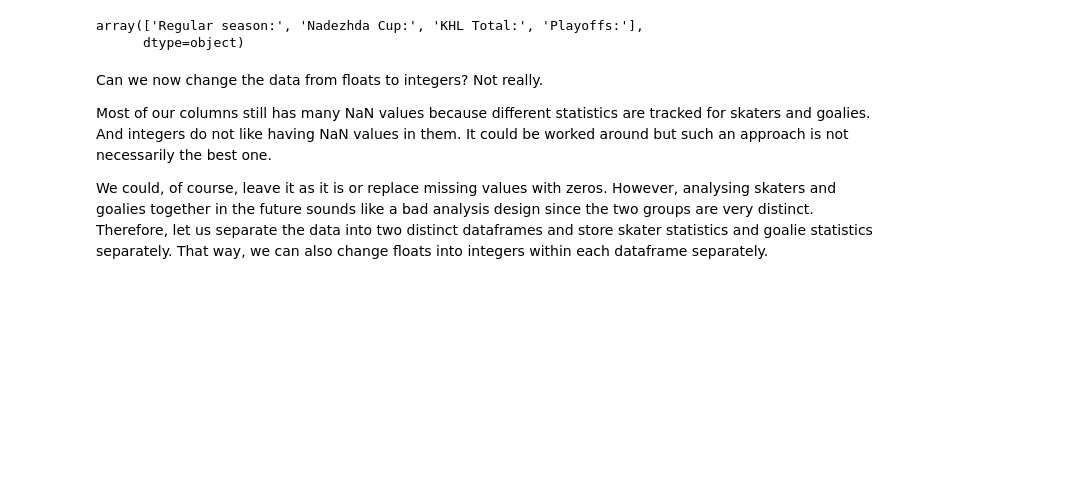
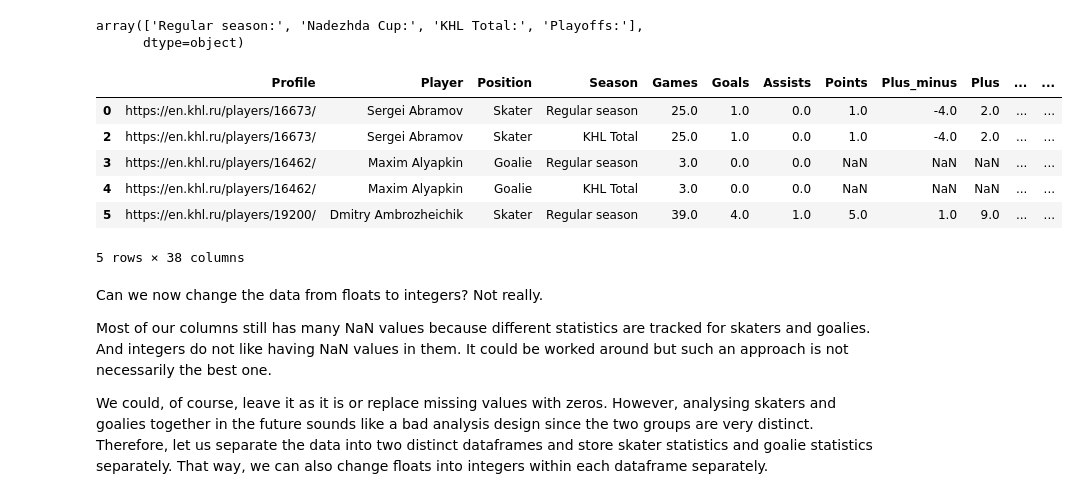
Before and after one commit to Dark-Hobbit/khl, a Jupyter notebook: stage_2/players_processing_career.ipynb, the cells around one changed output. Cells and saved outputs as stored; diff of their text form; code cells hidden in the pictures; blank space fills up the shorter version.

```diff
--- a/stage_2/players_processing_career.ipynb
+++ b/stage_2/players_processing_career.ipynb
@@ -90,8 +84,8 @@ memory usage: 640.0+ bytes
 Most of the data is missing, and not because it is supposed to be a zero. After all, icetime cannot be zero. Therefore, we need to drop this player from our data.
 # %%
 # Once again, we are using the profile link as primary key due to a possibility of matching names.
-players_career = raw_players_career[raw_players_career['URL'] != 'https://en.khl.ru/players/29144/']
+players_career = raw_players_career[raw_players_career['URL'] != 'https://en.khl.ru/players/29144/'].copy()
 # %% [markdown]
 Now we can create a new column indicating whether a player is a skater or a goalie. Let us use the icetime for the separation, since the icetime per game is only tracked for goalies and skaters are supposed to have it as null.
 # %%
-players_career['Role'] = np.where(players_career['TOI'].isnull(), 'Skater', 'Goalie')
+players_career['Position'] = np.where(players_career['TOI'].isnull(), 'Skater', 'Goalie')
@@ -114,26 +102,35 @@ array(['Regular season:', 'Nadezhda Cup:', 'KHL Total:', 'Playoffs:'],
 # %%
 # Apparently, only the Nadezhda Cup.
 players_career = players_career[players_career['Tournament / Team'] != 'Nadezhda Cup:']
 
 # We still have players left with no games recorded in the official matches.
 players_career = players_career[players_career['GP'] > 0]
 
 # The 'Season' and '№' columns are not saying us much the way they are.
 # At the same time, the 'Tournament / Team' would be better without a colon at the end.
 players_career.drop(['Season', '№'], axis=1, inplace=True)
 players_career['Tournament / Team'] = players_career['Tournament / Team'].apply(lambda x: x[:-1])
 
 # We should move the 'Role' column to be the third column in the dataframe, after profile link and player name.
 columns = players_career.columns
-players_career = players_career[[col for col in columns[:2]] + ['Role'] + [col for col in columns[2:-1]]]
+players_career = players_career[[col for col in columns[:2]] + ['Position'] + [col for col in columns[2:-1]]]
 
 # The current column names are not very informative, are they?
-header = ['Profile', 'Player', 'Role', 'Season', 'Games', 'Goals', 'Assists', 'Points', 'Plus_minus', 'Plus', 'Minus',
+header = ['Profile', 'Player', 'Position', 'Season', 'Games', 'Goals', 'Assists', 'Points', 'Plus_minus', 'Plus', 'Minus',
          'Penalties', 'Goals_even', 'Goals_powerplay', 'Goals_shorthanded', 'Goals_overtime', 'Game_winning_goals',
          'Game_winning_shootouts', 'Shots', 'Shots_percentage', 'Shots_game', 'Faceoffs', 'Faceoffs_won',
-         'Faceoffs_percentage', 'Icetime_game', 'Shifts_game', 'Hits', 'Shots_blocked', 'Penalties_against', 'Wins',
+          'Faceoffs_percentage', 'Icetime_game', 'Shifts_game', 'Hits', 'Shots_blocked', 'Penalties_against', 'Wins',
           'Losses', 'Shootouts', 'Goals_against', 'Saves', 'Saves_percentage', 'Goals_against_average', 'Shutouts', 'Icetime']
 players_career.columns = header
+players_career.head(5)
+# %% [output]
+|  | Profile | Player | Position | Season | Games | Goals | Assists | Points | Plus_minus | Plus | ... | ... |
+| 0 | https://en.khl.ru/players/16673/ | Sergei Abramov | Skater | Regular season | 25.0 | 1.0 | 0.0 | 1.0 | -4.0 | 2.0 | ... | ... |
+| 2 | https://en.khl.ru/players/16673/ | Sergei Abramov | Skater | KHL Total | 25.0 | 1.0 | 0.0 | 1.0 | -4.0 | 2.0 | ... | ... |
+| 3 | https://en.khl.ru/players/16462/ | Maxim Alyapkin | Goalie | Regular season | 3.0 | 0.0 | 0.0 | NaN | NaN | NaN | ... | ... |
+| 4 | https://en.khl.ru/players/16462/ | Maxim Alyapkin | Goalie | KHL Total | 3.0 | 0.0 | 0.0 | NaN | NaN | NaN | ... | ... |
+| 5 | https://en.khl.ru/players/19200/ | Dmitry Ambrozheichik | Skater | Regular season | 39.0 | 4.0 | 1.0 | 5.0 | 1.0 | 9.0 | ... | ... |
+5 rows × 38 columns
 # %% [markdown]
 Can we now change the data from floats to integers? Not really.
 
```
Also changed, not shown: parts of 10 cells of this notebook, 9 other files.
